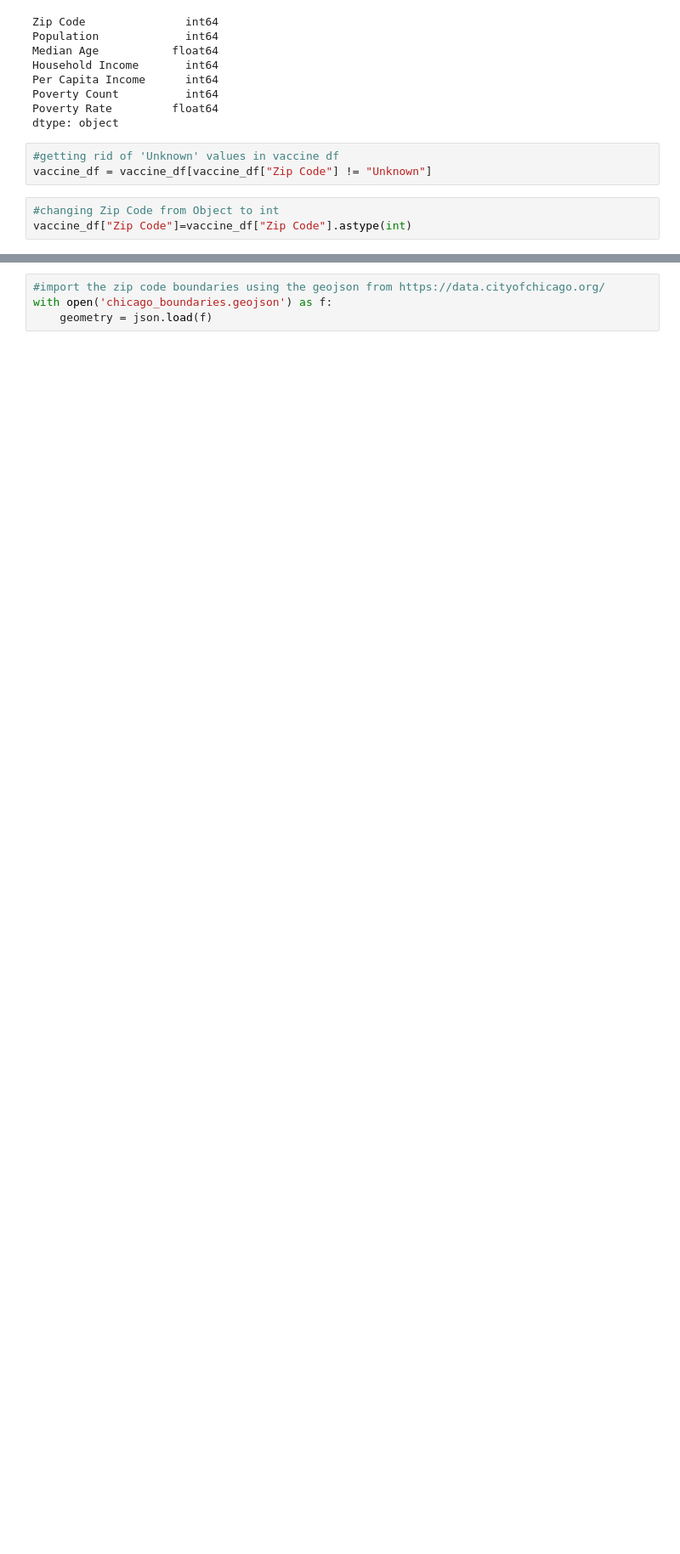
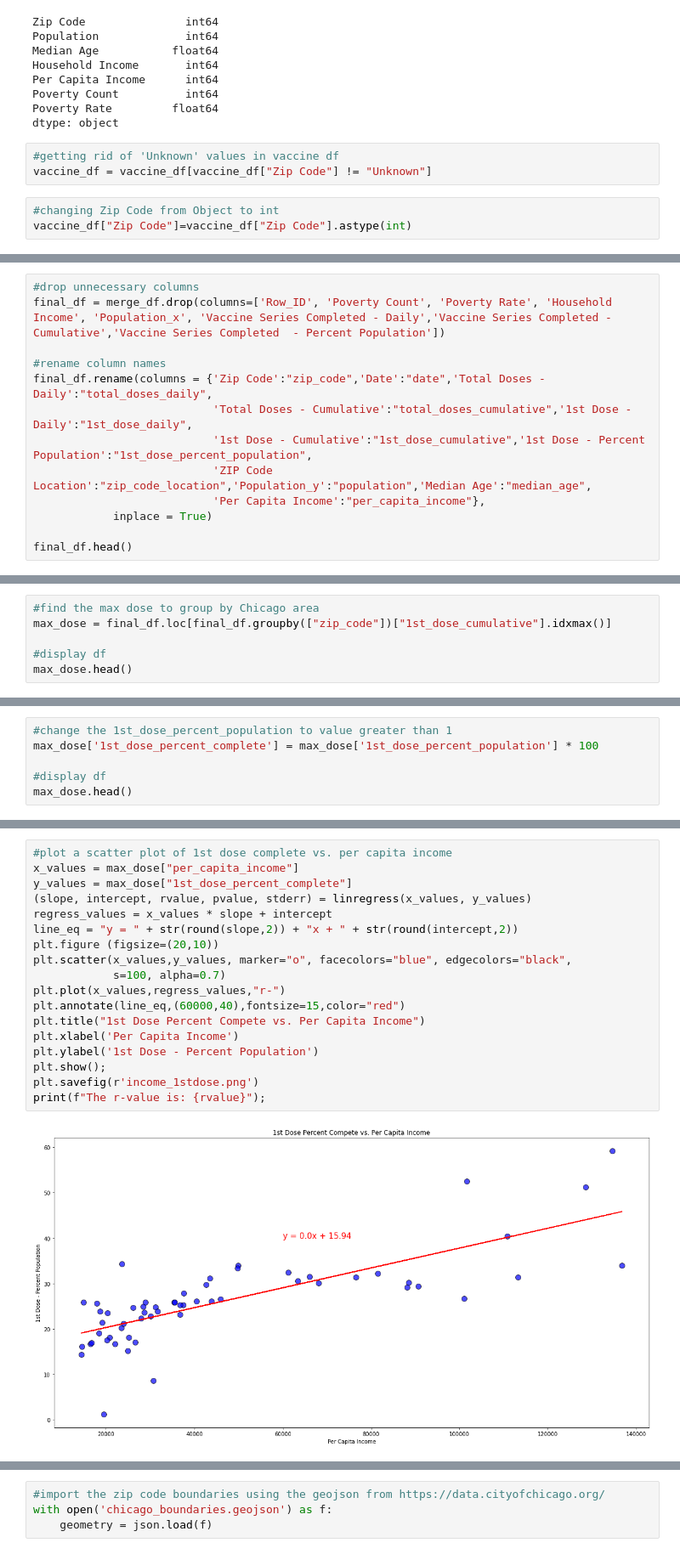
Before and after one commit to abarba1914/project-one, a Jupyter notebook: MASTERDF.ipynb, the cells around one changed output, grey strips where cells are left out. Shown: that part at 85% size. Saved outputs shown, nothing was run; the diff lists cells and outputs as text; blank space fills up the shorter version.

```diff
--- a/MASTERDF.ipynb
+++ b/MASTERDF.ipynb
@@ -258,0 +67,13 @@ gmaps_merged_df.head()
+# %%
+#drop unnecessary columns
+final_df = merge_df.drop(columns=['Row_ID', 'Poverty Count', 'Poverty Rate', 'Household Income', 'Population_x', 'Vaccine Series Completed - Daily','Vaccine Series Completed - Cumulative','Vaccine Series Completed  - Percent Population'])
+
+#rename column names
+final_df.rename(columns = {'Zip Code':"zip_code",'Date':"date",'Total Doses - Daily':"total_doses_daily",
+                           'Total Doses - Cumulative':"total_doses_cumulative",'1st Dose - Daily':"1st_dose_daily",
+                           '1st Dose - Cumulative':"1st_dose_cumulative",'1st Dose - Percent Population':"1st_dose_percent_population",
+                           'ZIP Code Location':"zip_code_location",'Population_y':"population",'Median Age':"median_age",
+                           'Per Capita Income':"per_capita_income"},
+            inplace = True)
+
+final_df.head()
@@ -258,0 +179,6 @@ gmaps_merged_df.head()
+# %%
+#find the max dose to group by Chicago area
+max_dose = final_df.loc[final_df.groupby(["zip_code"])["1st_dose_cumulative"].idxmax()]
+
+#display df
+max_dose.head()
@@ -258,0 +192,6 @@ gmaps_merged_df.head()
+# %%
+#change the 1st_dose_percent_population to value greater than 1
+max_dose['1st_dose_percent_complete'] = max_dose['1st_dose_percent_population'] * 100
+
+#display df
+max_dose.head()
@@ -258,0 +205,20 @@ gmaps_merged_df.head()
+# %%
+#plot a scatter plot of 1st dose complete vs. per capita income
+x_values = max_dose["per_capita_income"]
+y_values = max_dose["1st_dose_percent_complete"]
+(slope, intercept, rvalue, pvalue, stderr) = linregress(x_values, y_values)
+regress_values = x_values * slope + intercept
+line_eq = "y = " + str(round(slope,2)) + "x + " + str(round(intercept,2))
+plt.figure (figsize=(20,10))
+plt.scatter(x_values,y_values, marker="o", facecolors="blue", edgecolors="black",
+            s=100, alpha=0.7)
+plt.plot(x_values,regress_values,"r-")
+plt.annotate(line_eq,(60000,40),fontsize=15,color="red")
+plt.title("1st Dose Percent Compete vs. Per Capita Income")
+plt.xlabel('Per Capita Income')
+plt.ylabel('1st Dose - Percent Population')
+plt.show();
+plt.savefig(r'income_1stdose.png')
+print(f"The r-value is: {rvalue}");
+# %% [output]
+[figure, added]
```
Also changed, not shown: parts of 54 cells of this notebook, 3 other files.
